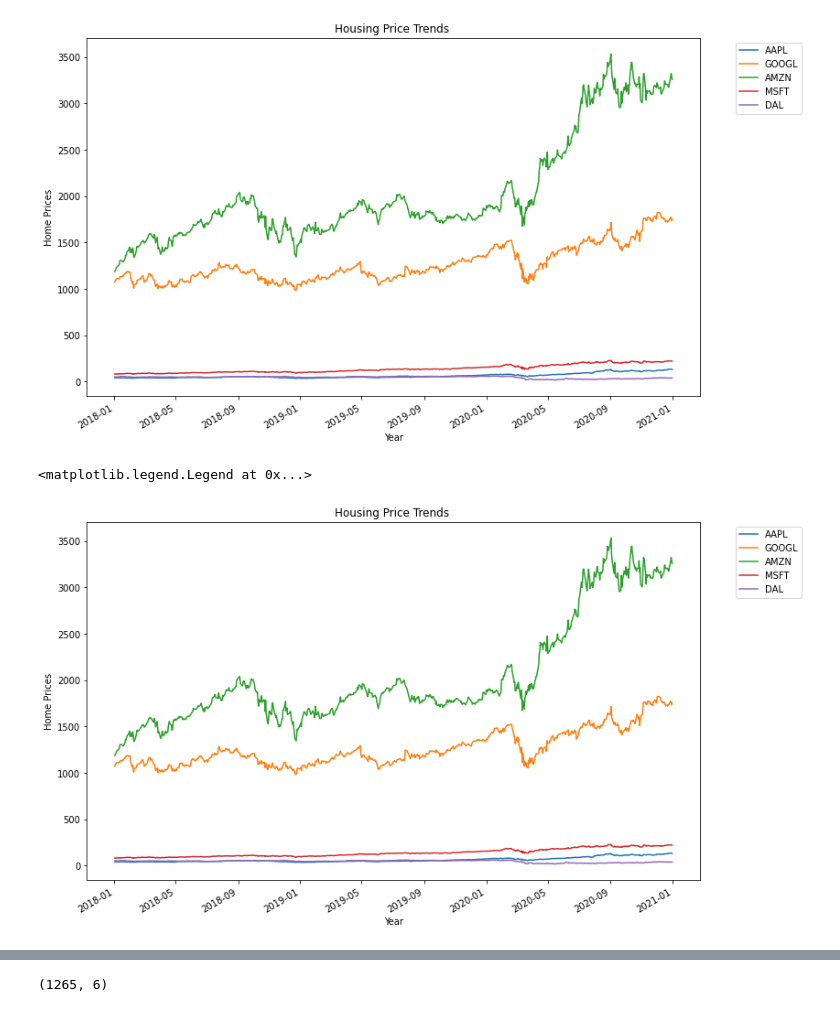
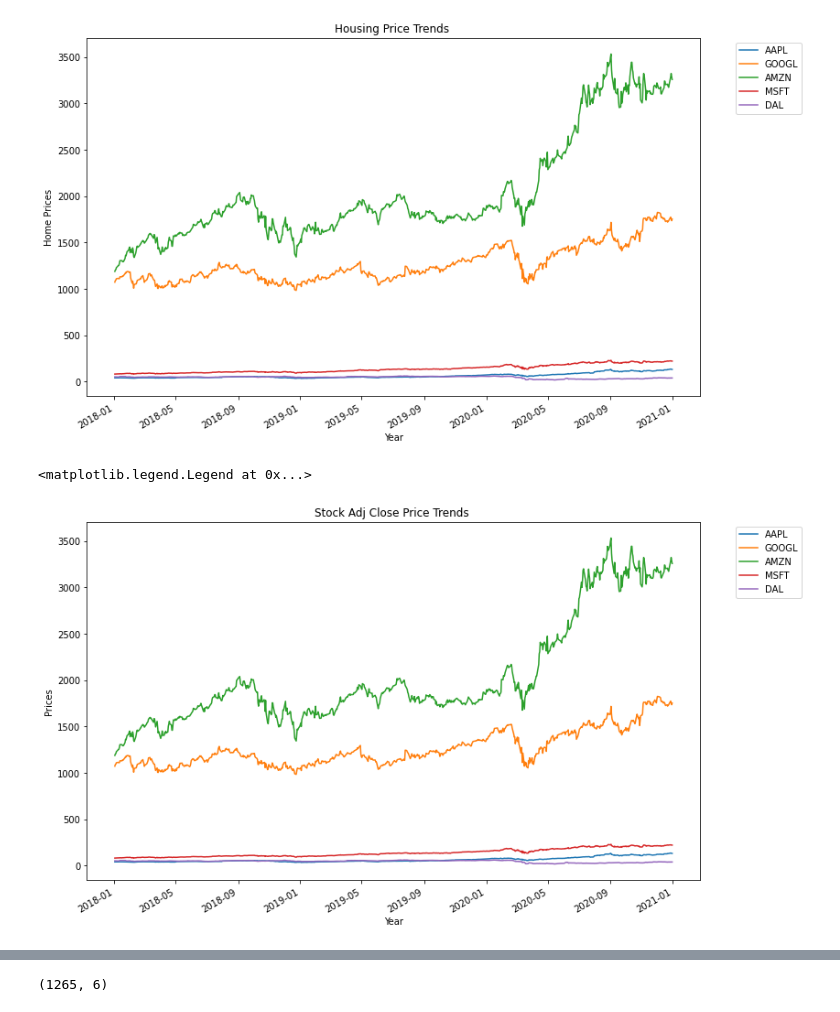
Before and after one commit to davidrtorres/Model-5-Stock-Price-Forecasting, a Jupyter notebook: LSTM_Capstone_1-12-21.ipynb, the cells around one changed output, grey strips where cells are left out. Cells and saved outputs as stored; diff of their text form; code cells hidden in the pictures.

```diff
--- a/LSTM_Capstone_1-12-21.ipynb
+++ b/LSTM_Capstone_1-12-21.ipynb
@@ -83,14 +70,14 @@ df_1
 # df_1
 # %%
 df_1.plot(figsize=(12,8))
-plt.title("Housing Price Trends ")
+plt.title("Stock Adj Close Price Trends ")
 #plt.set(title=f'Housing Prices by Year - {zip_df.index.freq}')
 plt.xlabel('Year')
-plt.ylabel('Home Prices')
+plt.ylabel('Prices')
 plt.legend(bbox_to_anchor=(1.05,1),loc='upper left')
 # %% [output]
 <matplotlib.legend.Legend at 0x...>
-[figure, old version]
+[figure, new version]
 # %%
 #df = pd.read_csv('data/apple_2012_1_1-2019_12_17.csv', parse_dates=True, index_col=[0])
 
```
Also changed, not shown: parts of 27 cells of this notebook, 3 other files.
